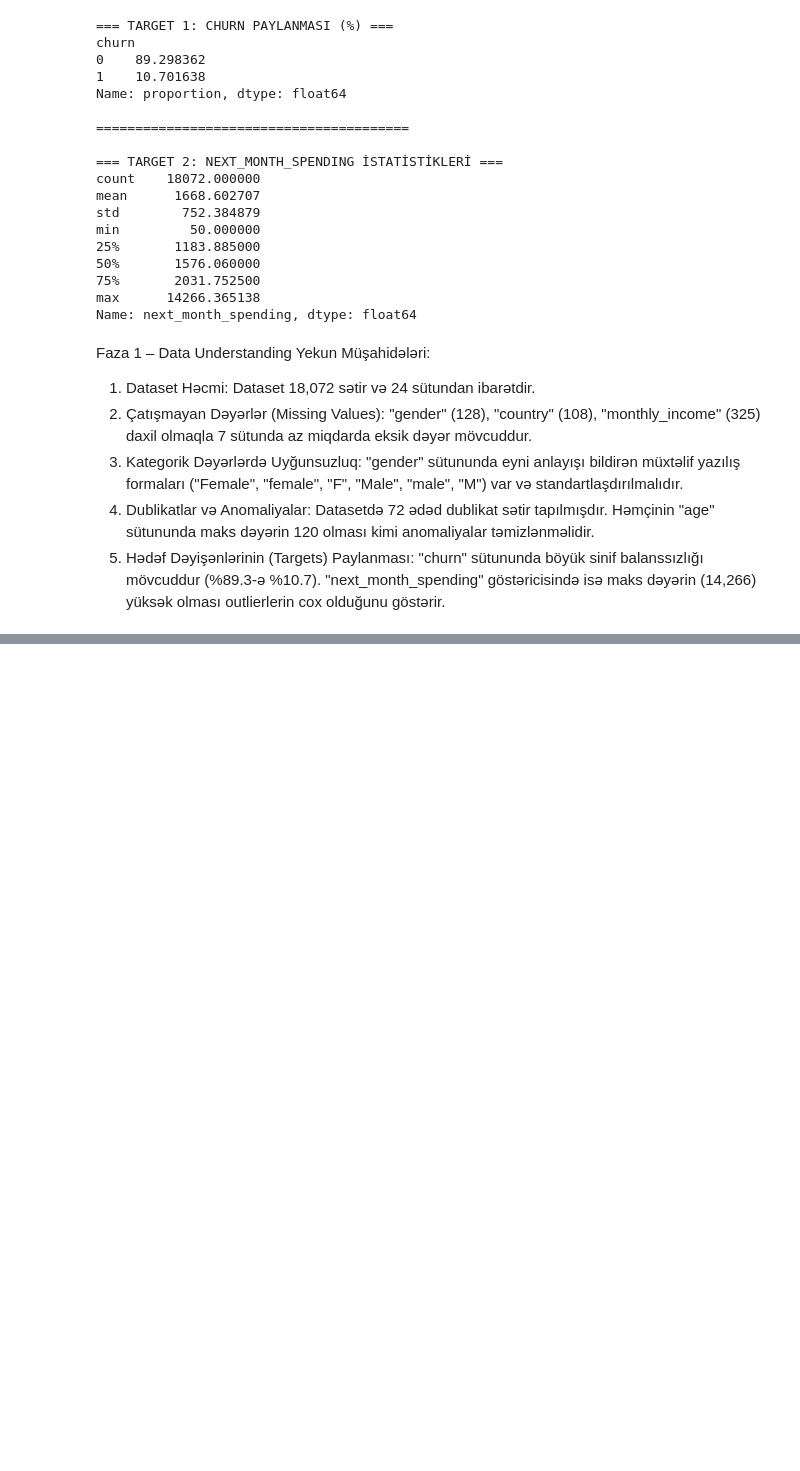
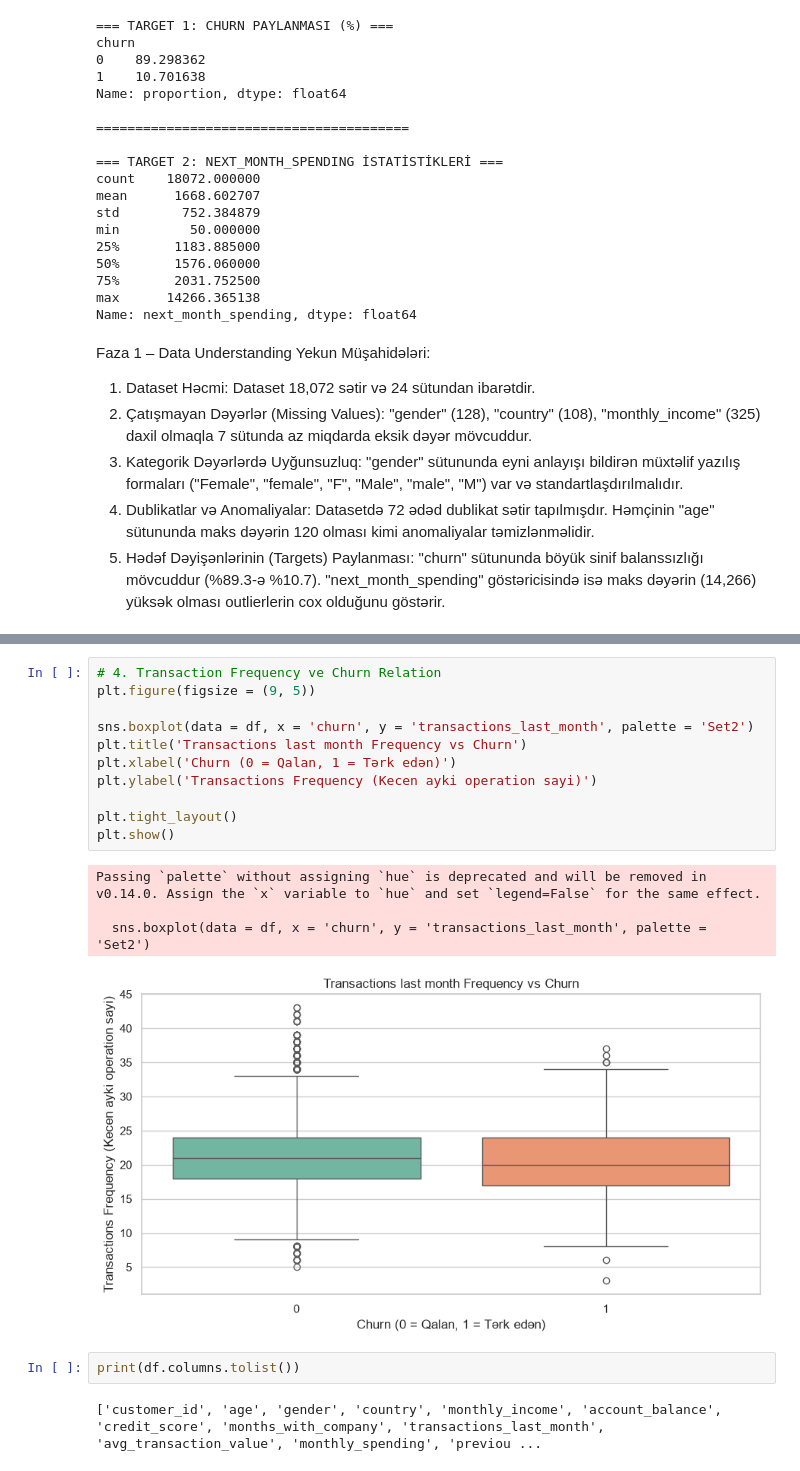
Before and after one commit to ShaDow101H/finpay-ml-capstone, a Jupyter notebook: notebooks/01_finpay_analysis.ipynb, the cells around one changed output, grey strips where cells are left out. Cells and saved outputs as stored; diff of their text form; blank space fills up the shorter version.

```diff
--- a/notebooks/01_finpay_analysis.ipynb
+++ b/notebooks/01_finpay_analysis.ipynb
@@ -157,0 +213,20 @@ Faza 1 – Data Understanding Yekun Müşahidələri:
+# %%
+# 4. Transaction Frequency ve Churn Relation
+plt.figure(figsize = (9, 5))
+
+sns.boxplot(data = df, x = 'churn', y = 'transactions_last_month', palette = 'Set2')
+plt.title('Transactions last month Frequency vs Churn')
+plt.xlabel('Churn (0 = Qalan, 1 = Tərk edən)')
+plt.ylabel('Transactions Frequency (Kecen ayki operation sayi)')
+
+plt.tight_layout()
+plt.show()
+# %% [output]
+Passing `palette` without assigning `hue` is deprecated and will be removed in v0.14.0. Assign the `x` variable to `hue` and set `legend=False` for the same effect.
+
+  sns.boxplot(data = df, x = 'churn', y = 'transactions_last_month', palette = 'Set2')
+[figure, added]
+# %%
+print(df.columns.tolist())
+# %% [output]
+['customer_id', 'age', 'gender', 'country', 'monthly_income', 'account_balance', 'credit_score', 'months_with_company', 'transactions_last_month', 'avg_transaction_value', 'monthly_spending', 'previou ...
```
Also changed, not shown: parts of 9 cells of this notebook.
